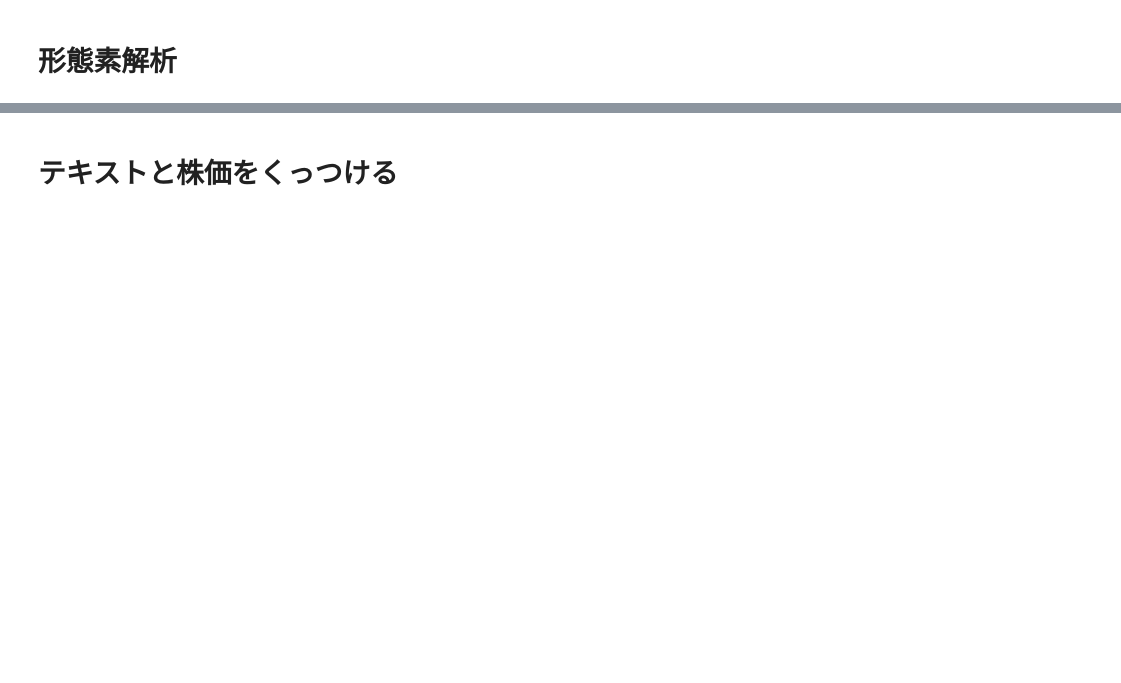
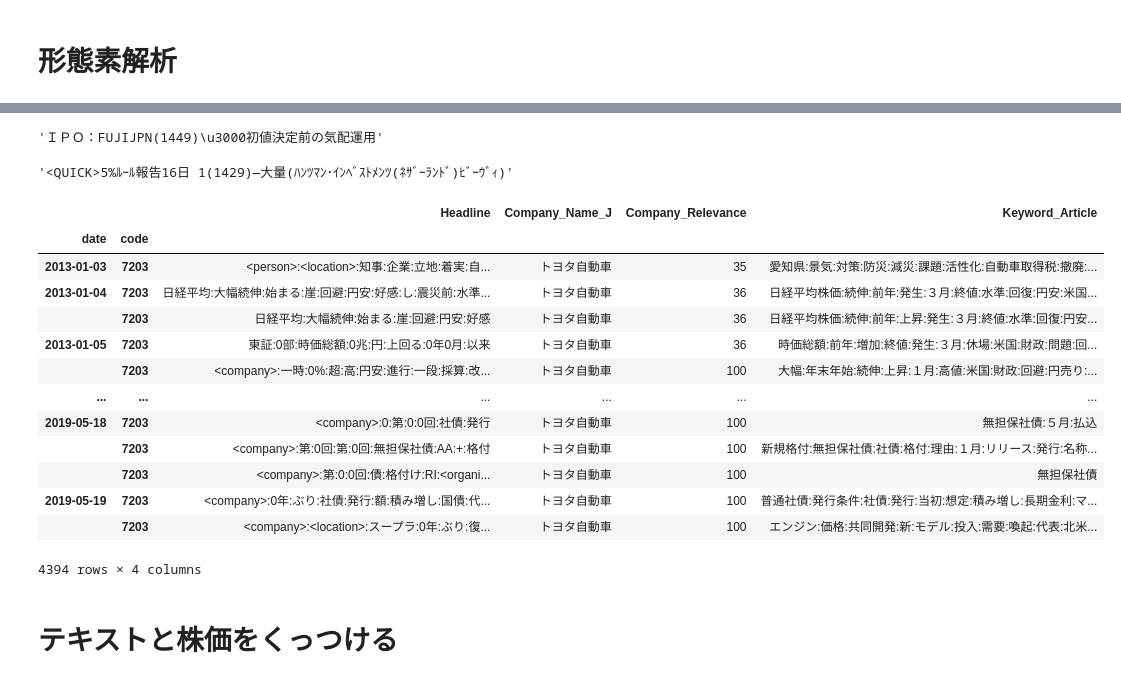
Before and after one commit to ShogoAkiyama/rltorch2, a Jupyter notebook: sentiment/sample/EDA/create_headline.ipynb, the cells around one changed output, grey strips where cells are left out. Drawn from its saved outputs; the diff is of its cells as text; code cells hidden in the pictures; blank space fills up the shorter version.

```diff
--- a/sentiment/sample/EDA/create_headline.ipynb
+++ b/sentiment/sample/EDA/create_headline.ipynb
@@ -78,2 +77,10 @@ print(df2.shape)
+# %%
+comp_json = {}
+with open('../../data/company_name.csv') as f:
+    line = f.readline()
+    while line:
+        split = line[:-1].split(',')
+        comp_json[split[0]] = split[1:]
+        line = f.readline()
 # %% [markdown]
 # 形態素解析
@@ -82,11 +86,0 @@ import MeCab
-# %%
-m = MeCab.Tagger('-Ochasen')# ('-d /usr/local/lib/mecab/dic/mecab-ipadic-neologd')
-soup = m.parse (text)
-for row in soup.split("\n"):
-    word =row.split("\t")[0]
-    if word == "EOS":
-        break
-    else:
-        pos = row.split("\t")[1]
-        if len(word) > 1:
-            output_words.append(word)
@@ -94,0 +87,10 @@ NameError: name 'text' is not defined
+# %%
+m = MeCab.Tagger("-d /usr/lib/x86_64-linux-gnu/mecab/dic/mecab-ipadic-neologd \
+                                    -u ../../mydict/mydict.dic")
+
+# /usr/local/libexec/mecab/mecab-dict-index \
+# -d /usr/lib/x86_64-linux-gnu/mecab/dic/mecab-ipadic-neologd \
+# -u mydict.dic \
+# -f utf-8 \
+# -t utf-8 \
+# mydict.csv
@@ -95,3 +173,32 @@ NameError: name 'text' is not defined
+# %%
+re.sub(r"(\*J)", "", "ＩＰＯ：FUJIJPN(1449*J)　初値決定前の気配運用")
+# %% [output]
+'ＩＰＯ：FUJIJPN(1449)\u3000初値決定前の気配運用'
+# %%
+"<QUICK>5%ﾙｰﾙ報告16日 日本ｱｸｱ(1429)―大量(ﾊﾝﾂﾏﾝ･ｲﾝﾍﾞｽﾄﾒﾝﾂ(ﾈｻﾞｰﾗﾝﾄﾞ)ﾋﾞｰｳﾞｨ)".replace("日本ｱｸｱ", "1")
+# %% [output]
+'<QUICK>5%ﾙｰﾙ報告16日 1(1429)―大量(ﾊﾝﾂﾏﾝ･ｲﾝﾍﾞｽﾄﾒﾝﾂ(ﾈｻﾞｰﾗﾝﾄﾞ)ﾋﾞｰｳﾞｨ)'
+# %%
+df4 = df1.copy()
+df4['Headline'] = df1.apply(Morph, axis=1)
+df4 = df4.dropna(subset=['Headline'])
+# %%
+df4
+# %% [output]
+|  |  | Headline | Company_Name_J | Company_Relevance | Keyword_Article |
+| date | code |  |  |  |  |
+| 2013-01-03 | 7203 | <person>:<location>:知事:企業:立地:着実:自... | トヨタ自動車 | 35 | 愛知県:景気:対策:防災:減災:課題:活性化:自動車取得税:撤廃:... |
+| 2013-01-04 | 7203 | 日経平均:大幅続伸:始まる:崖:回避:円安:好感:し:震災前:水準... | トヨタ自動車 | 36 | 日経平均株価:続伸:前年:発生:３月:終値:水準:回復:円安:米国... |
+|  | 7203 | 日経平均:大幅続伸:始まる:崖:回避:円安:好感 | トヨタ自動車 | 36 | 日経平均株価:続伸:前年:上昇:発生:３月:終値:水準:回復:円安... |
+| 2013-01-05 | 7203 | 東証:0部:時価総額:0兆:円:上回る:0年0月:以来 | トヨタ自動車 | 36 | 時価総額:前年:増加:終値:発生:３月:休場:米国:財政:問題:回... |
+|  | 7203 | <company>:一時:0%:超:高:円安:進行:一段:採算:改... | トヨタ自動車 | 100 | 大幅:年末年始:続伸:上昇:１月:高値:米国:財政:回避:円売り:... |
+| ... | ... | ... | ... | ... | ... |
+| 2019-05-18 | 7203 | <company>:0:第:0:0回:社債:発行 | トヨタ自動車 | 100 | 無担保社債:５月:払込 |
+|  | 7203 | <company>:第:0回:第:0回:無担保社債:AA:+:格付 | トヨタ自動車 | 100 | 新規格付:無担保社債:社債:格付:理由:１月:リリース:発行:名称... |
+|  | 7203 | <company>:第:0:0回:債:格付け:RI:<organi... | トヨタ自動車 | 100 | 無担保社債 |
+| 2019-05-19 | 7203 | <company>:0年:ぶり:社債:発行:額:積み増し:国債:代... | トヨタ自動車 | 100 | 普通社債:発行条件:社債:発行:当初:想定:積み増し:長期金利:マ... |
+|  | 7203 | <company>:<location>:スープラ:0年:ぶり:復... | トヨタ自動車 | 100 | エンジン:価格:共同開発:新:モデル:投入:需要:喚起:代表:北米... |
+4394 rows × 4 columns
 # %% [markdown]
 # テキストと株価をくっつける
 # %%
```
Also changed, not shown: parts of 17 cells of this notebook, 6 other files.
